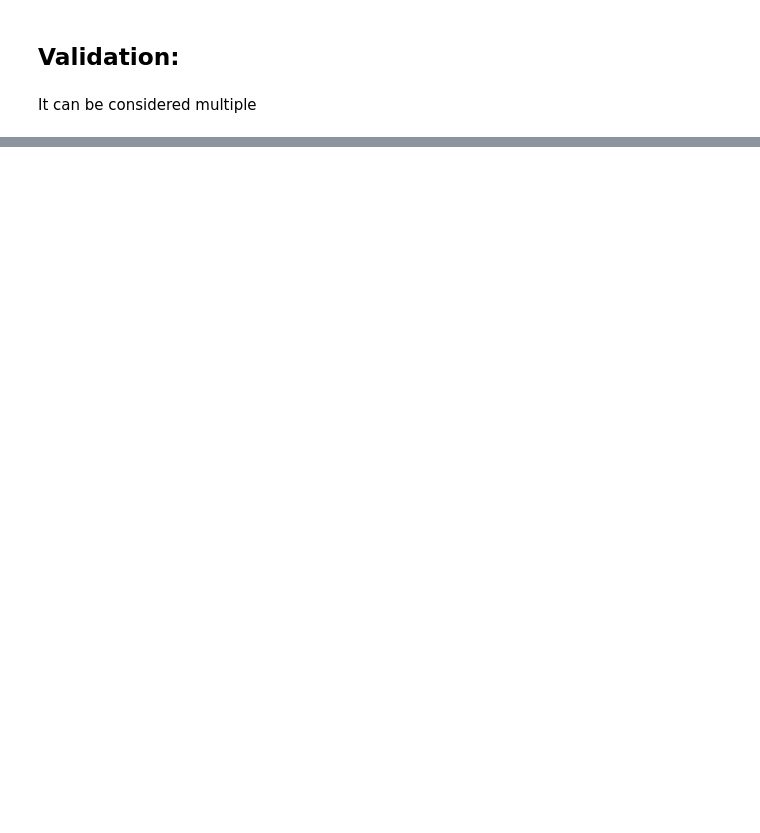
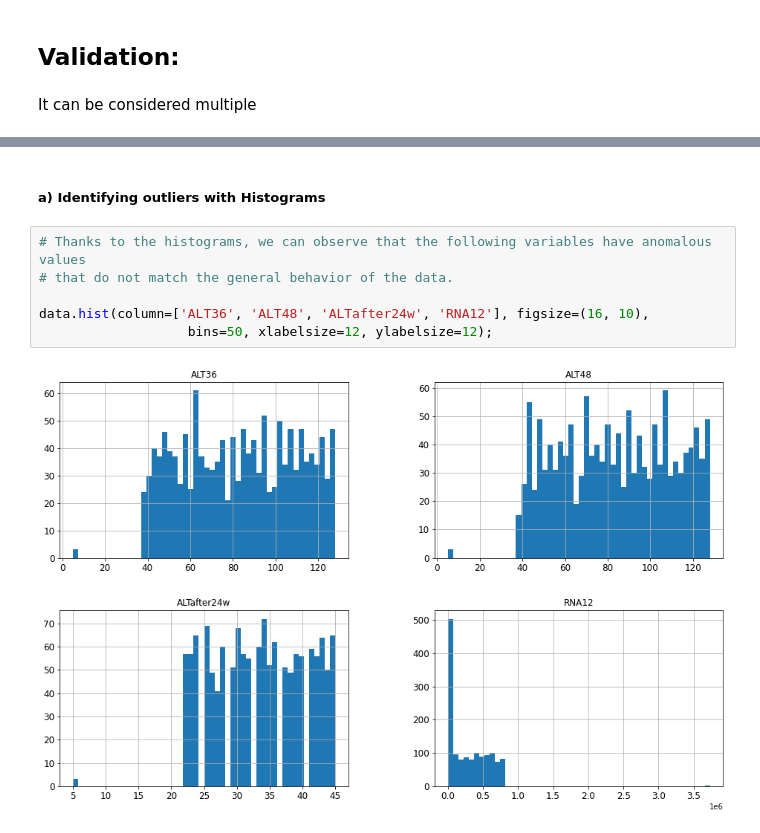
Before and after one commit to paolaparadas29/ProjectAI, a Jupyter notebook: Project_Lab1_final.ipynb, the cells around one changed output, grey strips where cells are left out. Cells and saved outputs as stored; diff of their text form; blank space fills up the shorter version.

```diff
--- a/Project_Lab1_final.ipynb
+++ b/Project_Lab1_final.ipynb
@@ -339,0 +352,10 @@ It can be considered multiple
+# %% [markdown]
+##### a) Identifying outliers with Histograms
+# %%
+# Thanks to the histograms, we can observe that the following variables have anomalous values
+# that do not match the general behavior of the data.
+
+data.hist(column=['ALT36', 'ALT48', 'ALTafter24w', 'RNA12'], figsize=(16, 10),
+                   bins=50, xlabelsize=12, ylabelsize=12);
+# %% [output]
+[figure, added]
```
Also changed, not shown: parts of 20 cells of this notebook.
